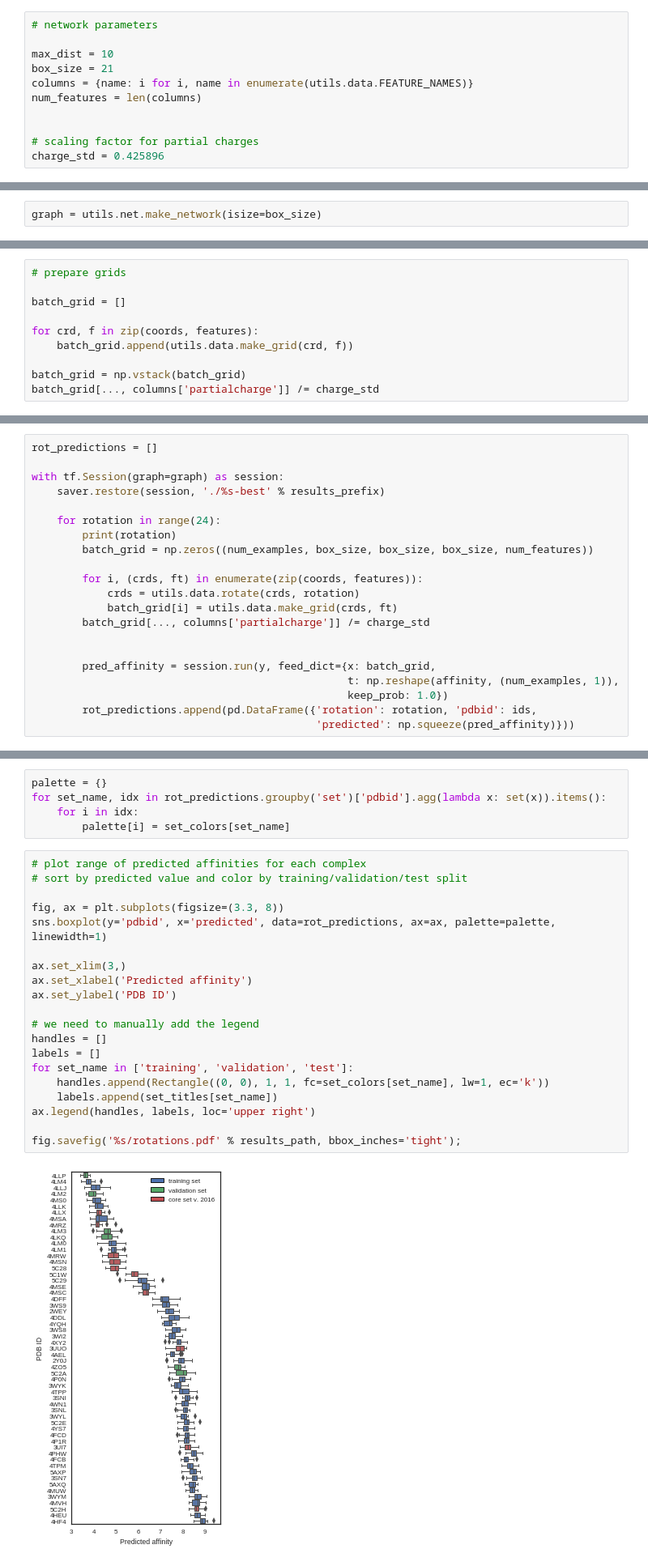
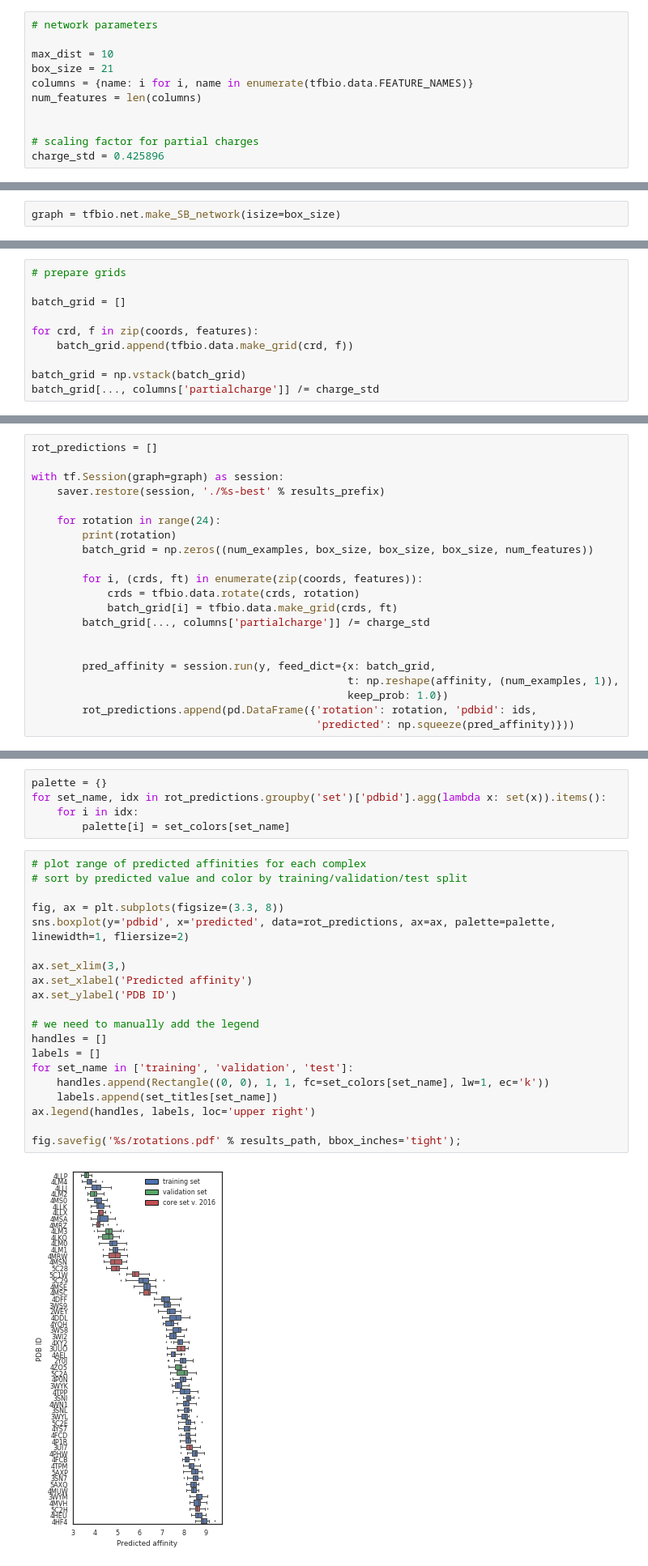
Before and after one commit to kacperszo/pafnucy, a Jupyter notebook: analysis.ipynb, the cells around one changed output, grey strips where cells are left out. Shown: that part at 81% size. Drawn from its saved outputs; the diff is of its cells as text.

Commit message:
utils moved to separate repo - tfbio

```diff
--- a/analysis.ipynb
+++ b/analysis.ipynb
@@ -33,7 +33,7 @@ results_prefix = '%s/batch5-2017-06-05T07:58:47' % results_path
 
 max_dist = 10
 box_size = 21
-columns = {name: i for i, name in enumerate(utils.data.FEATURE_NAMES)}
+columns = {name: i for i, name in enumerate(tfbio.data.FEATURE_NAMES)}
 num_features = len(columns)
 
 
@@ -124,7 +124,7 @@ validation_mse = pd.read_csv('%s-validation_set_mse_all.csv' % results_prefix)
 # %% [markdown]
 # Create the network
 # %%
-graph = utils.net.make_network(isize=box_size)
+graph = tfbio.net.make_SB_network(isize=box_size)
 # %%
 # get tensors we need to get predictions and the error
 
@@ -219,7 +219,7 @@ affinity = np.reshape(affinity, (-1, 1))
 batch_grid = []
 
 for crd, f in zip(coords, features):
-    batch_grid.append(utils.data.make_grid(crd, f))
+    batch_grid.append(tfbio.data.make_grid(crd, f))
 
 batch_grid = np.vstack(batch_grid)
 batch_grid[..., columns['partialcharge']] /= charge_std
@@ -372,8 +374,8 @@ with tf.Session(graph=graph) as session:
         batch_grid = np.zeros((num_examples, box_size, box_size, box_size, num_features))
 
         for i, (crds, ft) in enumerate(zip(coords, features)):
-            crds = utils.data.rotate(crds, rotation)
-            batch_grid[i] = utils.data.make_grid(crds, ft)
+            crds = tfbio.data.rotate(crds, rotation)
+            batch_grid[i] = tfbio.data.make_grid(crds, ft)
         batch_grid[..., columns['partialcharge']] /= charge_std
 
 
@@ -414,25 +416,25 @@ for set_name, idx in rot_predictions.groupby('set')['pdbid'].agg(lambda x: set(x
 # %%
 # plot range of predicted affinities for each complex
 # sort by predicted value and color by training/validation/test split
 
 fig, ax = plt.subplots(figsize=(3.3, 8))
-sns.boxplot(y='pdbid', x='predicted', data=rot_predictions, ax=ax, palette=palette, linewidth=1)
+sns.boxplot(y='pdbid', x='predicted', data=rot_predictions, ax=ax, palette=palette, linewidth=1, fliersize=2)
 
 ax.set_xlim(3,)
 ax.set_xlabel('Predicted affinity')
 ax.set_ylabel('PDB ID')
 
 # we need to manually add the legend
 handles = []
 labels = []
 for set_name in ['training', 'validation', 'test']:
     handles.append(Rectangle((0, 0), 1, 1, fc=set_colors[set_name], lw=1, ec='k'))
     labels.append(set_titles[set_name])
 ax.legend(handles, labels, loc='upper right')
 
 fig.savefig('%s/rotations.pdf' % results_path, bbox_inches='tight');
 # %% [output]
-[figure, old version]
+[figure, new version]
 # %% [markdown]
 #  Network properties
 # %% [markdown]
```
Also changed, not shown: parts of 19 cells of this notebook, 7 other files.
